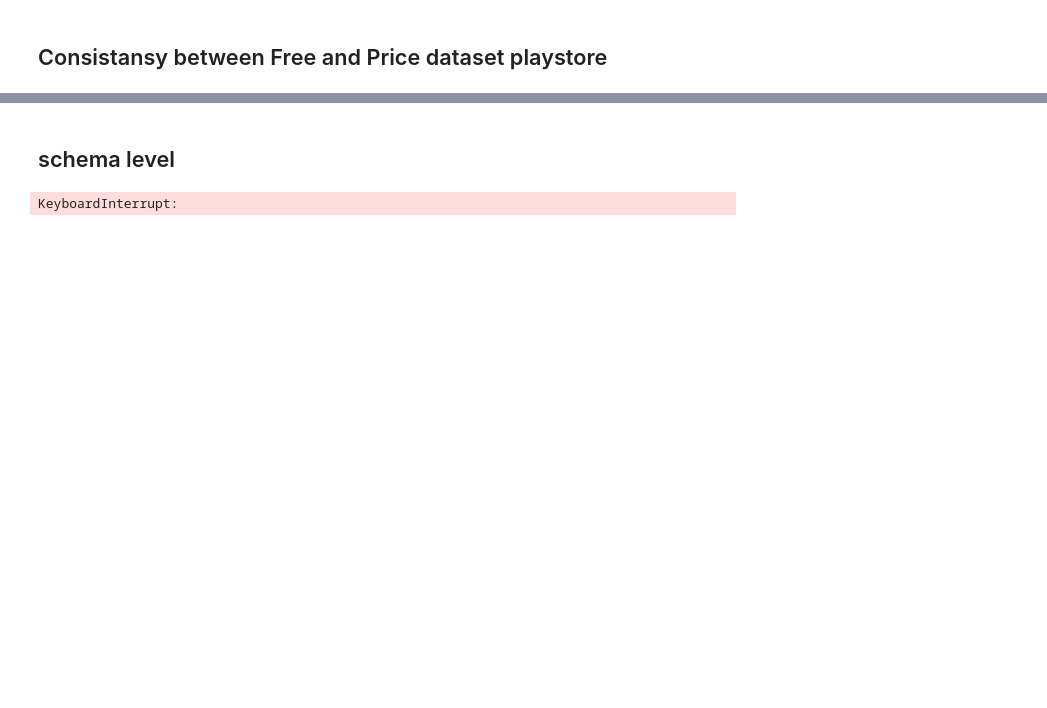
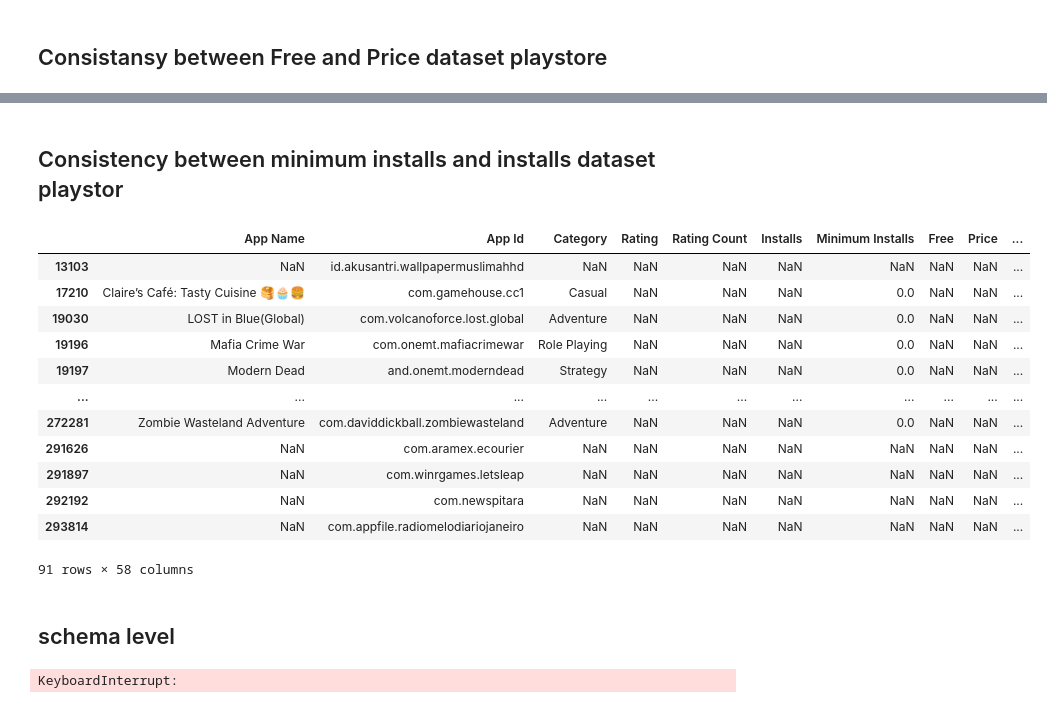
Before and after one commit to Soroush-Pasandideh/DataMining, a Jupyter notebook: DataMining.ipynb, the cells around one changed output, grey strips where cells are left out. Cells and saved outputs as stored; diff of their text form; code cells hidden in the pictures; blank space fills up the shorter version.

```diff
--- a/DataMining.ipynb
+++ b/DataMining.ipynb
@@ -749,3 +764,63 @@ inconsistent_price = df1[(df1['Free'] == 'TRUE') & (df1['Price'] == 0) | (df1['F
+# %% [markdown]
+## Consistency between minimum installs and installs dataset playstor
+# %%
+import pandas as pd
+
+# Function to convert Installs strings to minimum installs
+def convert_installs_to_minimum(installs):
+    # Define a dictionary to map install ranges to their minimum value
+    install_mapping = {
+        '0+': 0,
+        '1+': 1,
+        '5+': 5,
+        '10+': 10,
+        '50+': 50,
+        '100+': 100,
+        '500+': 500,
+        '1,000+': 1000,
+        '5,000+': 5000,
+        '10,000+': 10000,
+        '50,000+': 50000,
+        '100,000+': 100000,
+        '500,000+': 500000,
+        '1,000,000+': 1000000,
+        '5,000,000+': 5000000,
+        '10,000,000+': 10000000,
+        '50,000,000+': 50000000,
+        '100,000,000+': 100000000,
+        '500,000,000+': 500000000,
+        '1,000,000,000+': 1000000000,
+        '5,000,000,000+': 5000000000,
+        '10,000,000,000+': 10000000000
+    }
+    # Check if installs is NaN, return NaN
+    if pd.isna(installs):
+        return pd.NA
+    # Return the minimum installs based on the install range
+    return install_mapping[installs]
+
+# Convert Installs to Minimum Installs
+df1['Converted Installs'] = df1['Installs'].apply(convert_installs_to_minimum)
+
+# Check for consistency between Converted Installs and Minimum Installs
+inconsistent_install = df1[df1['Converted Installs'] != df1['Minimum Installs']]
+
+# Display inconsistent rows
+inconsistent_install
+# %% [output]
+|  | App Name | App Id | Category | Rating | Rating Count | Installs | Minimum Installs | Free | Price | ... |
+| 13103 | NaN | id.akusantri.wallpapermuslimahhd | NaN | NaN | NaN | NaN | NaN | NaN | NaN | ... |
+| 17210 | Claire’s Café: Tasty Cuisine 🥞🧁🍔 | com.gamehouse.cc1 | Casual | NaN | NaN | NaN | 0.0 | NaN | NaN | ... |
+| 19030 | LOST in Blue(Global) | com.volcanoforce.lost.global | Adventure | NaN | NaN | NaN | 0.0 | NaN | NaN | ... |
+| 19196 | Mafia Crime War | com.onemt.mafiacrimewar | Role Playing | NaN | NaN | NaN | 0.0 | NaN | NaN | ... |
+| 19197 | Modern Dead | and.onemt.moderndead | Strategy | NaN | NaN | NaN | 0.0 | NaN | NaN | ... |
+| ... | ... | ... | ... | ... | ... | ... | ... | ... | ... | ... |
+| 272281 | Zombie Wasteland Adventure | com.daviddickball.zombiewasteland | Adventure | NaN | NaN | NaN | 0.0 | NaN | NaN | ... |
+| 291626 | NaN | com.aramex.ecourier | NaN | NaN | NaN | NaN | NaN | NaN | NaN | ... |
+| 291897 | NaN | com.winrgames.letsleap | NaN | NaN | NaN | NaN | NaN | NaN | NaN | ... |
+| 292192 | NaN | com.newspitara | NaN | NaN | NaN | NaN | NaN | NaN | NaN | ... |
+| 293814 | NaN | com.appfile.radiomelodiariojaneiro | NaN | NaN | NaN | NaN | NaN | NaN | NaN | ... |
+91 rows × 58 columns
 # %% [markdown]
 ## schema level
 # %%
```
Also changed, not shown: parts of 20 cells of this notebook.
